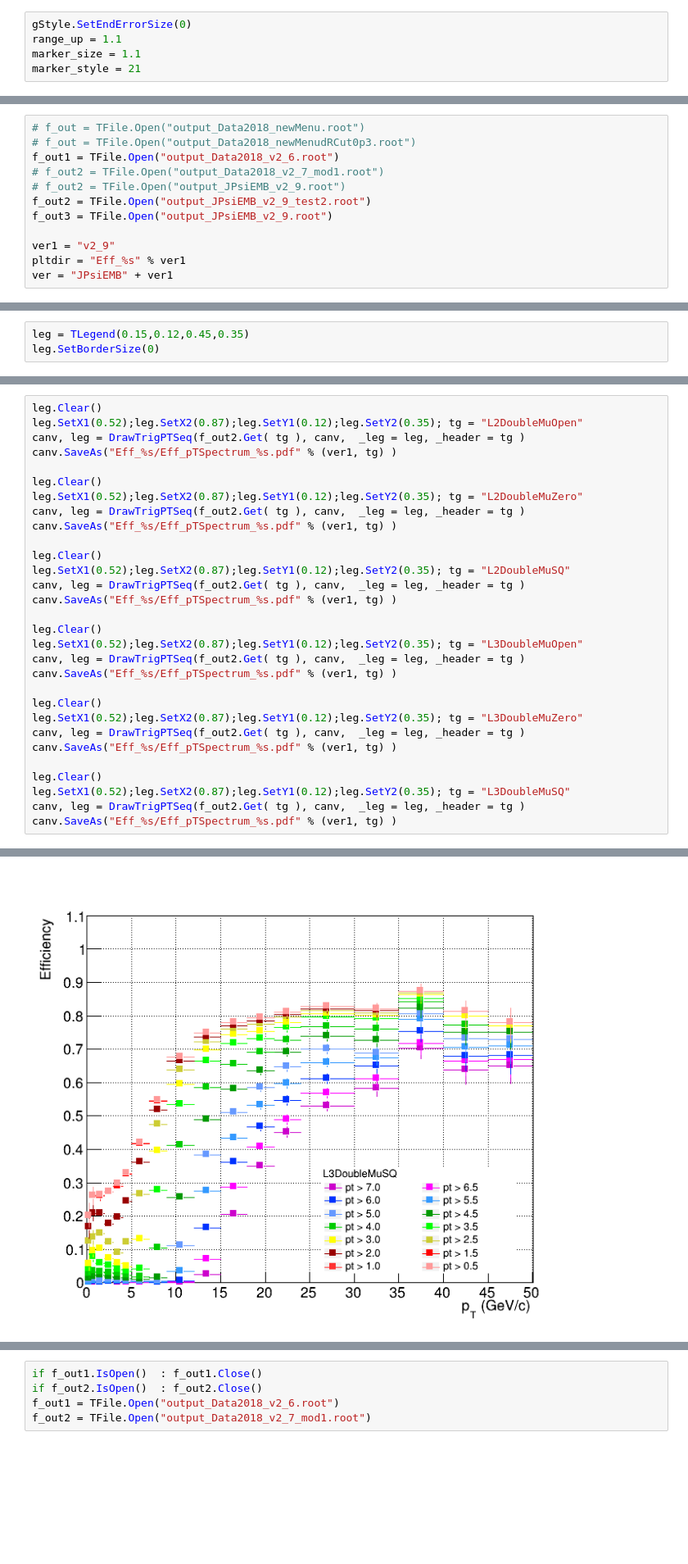
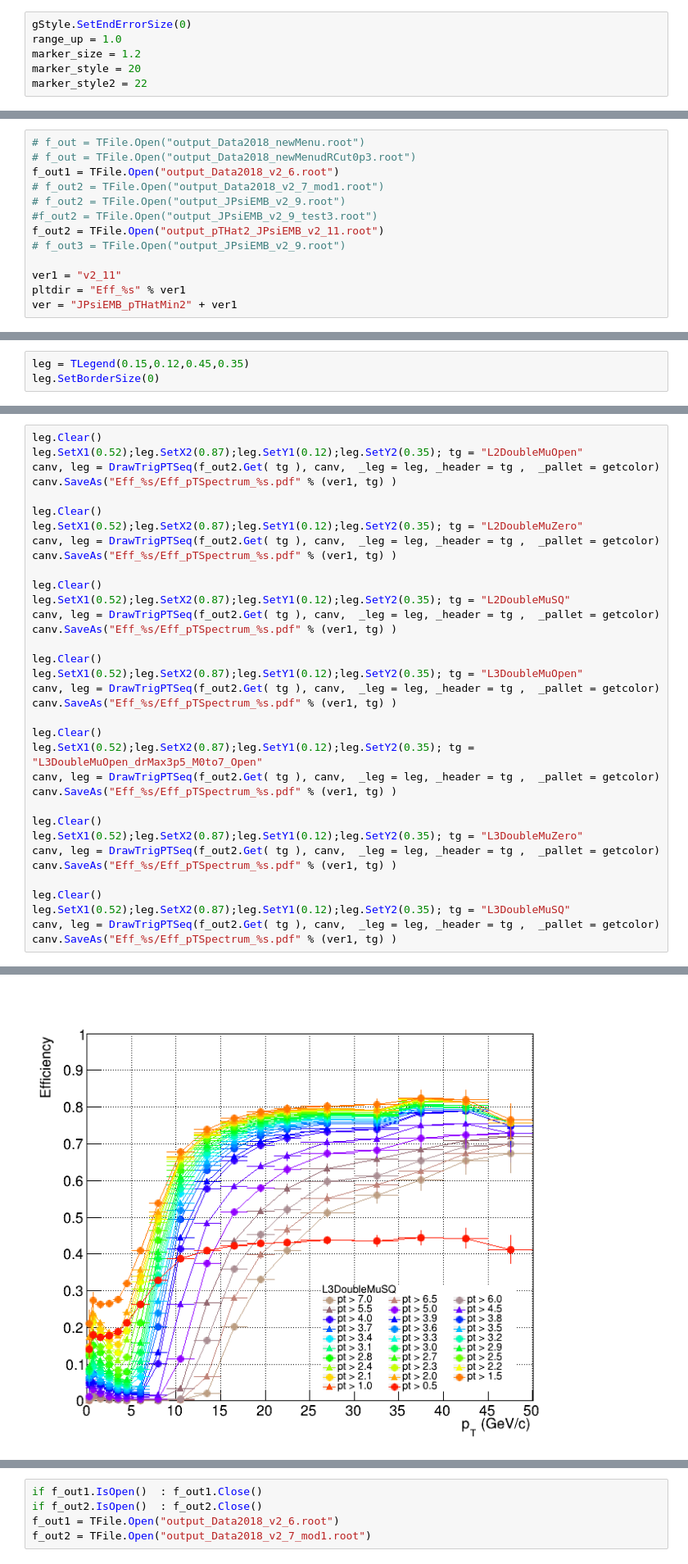
Before and after one commit to vince502/EffCalc, a Jupyter notebook: GetEfficiency.ipynb, the cells around one changed output, grey strips where cells are left out. Shown at 82% size. Drawn from its saved outputs; the diff is of its cells as text; blank space fills up the shorter version.

```diff
--- a/GetEfficiency.ipynb
+++ b/GetEfficiency.ipynb
@@ -11,6 +22,7 @@ canv.SetGrid()
 canv_tmp = TCanvas("ctmp", "" ,700, 600);
 # %%
 gStyle.SetEndErrorSize(0)
-range_up = 1.1
-marker_size = 1.1
-marker_style = 21
+range_up = 1.0
+marker_size = 1.2
+marker_style = 20
+marker_style2 = 22
@@ -129,12 +162,13 @@ def DrawTrigSeq(trigDir, obj, canv, _and = False, _col = 221, _leg = 0, _disc =
 f_out1 = TFile.Open("output_Data2018_v2_6.root")
 # f_out2 = TFile.Open("output_Data2018_v2_7_mod1.root")
 # f_out2 = TFile.Open("output_JPsiEMB_v2_9.root")
-f_out2 = TFile.Open("output_JPsiEMB_v2_9_test2.root")
-f_out3 = TFile.Open("output_JPsiEMB_v2_9.root")
+#f_out2 = TFile.Open("output_JPsiEMB_v2_9_test3.root")
+f_out2 = TFile.Open("output_pTHat2_JPsiEMB_v2_11.root")
+# f_out3 = TFile.Open("output_JPsiEMB_v2_9.root")
 
-ver1 = "v2_9"
+ver1 = "v2_11"
 pltdir = "Eff_%s" % ver1
-ver = "JPsiEMB" + ver1
+ver = "JPsiEMB_pTHatMin2" + ver1
 # %%
 f_leg = TFile.Open("output_Data2018_LegacydR0p3.root")
 # %%
@@ -229,31 +333,36 @@ Info in <TCanvas::Print>: pdf file Eff_v2_9/Eff_pt_DoubleMuOpenMass_Comp_JPsiEMB
 # %%
 leg.Clear()
 leg.SetX1(0.52);leg.SetX2(0.87);leg.SetY1(0.12);leg.SetY2(0.35); tg = "L2DoubleMuOpen"
-canv, leg = DrawTrigPTSeq(f_out2.Get( tg ), canv,  _leg = leg, _header = tg )
+canv, leg = DrawTrigPTSeq(f_out2.Get( tg ), canv,  _leg = leg, _header = tg ,  _pallet = getcolor)
 canv.SaveAs("Eff_%s/Eff_pTSpectrum_%s.pdf" % (ver1, tg) )
 
 leg.Clear()
 leg.SetX1(0.52);leg.SetX2(0.87);leg.SetY1(0.12);leg.SetY2(0.35); tg = "L2DoubleMuZero"
-canv, leg = DrawTrigPTSeq(f_out2.Get( tg ), canv,  _leg = leg, _header = tg )
+canv, leg = DrawTrigPTSeq(f_out2.Get( tg ), canv,  _leg = leg, _header = tg ,  _pallet = getcolor)
 canv.SaveAs("Eff_%s/Eff_pTSpectrum_%s.pdf" % (ver1, tg) )
 
 leg.Clear()
 leg.SetX1(0.52);leg.SetX2(0.87);leg.SetY1(0.12);leg.SetY2(0.35); tg = "L2DoubleMuSQ"
-canv, leg = DrawTrigPTSeq(f_out2.Get( tg ), canv,  _leg = leg, _header = tg )
+canv, leg = DrawTrigPTSeq(f_out2.Get( tg ), canv,  _leg = leg, _header = tg ,  _pallet = getcolor)
 canv.SaveAs("Eff_%s/Eff_pTSpectrum_%s.pdf" % (ver1, tg) )
 
 leg.Clear()
 leg.SetX1(0.52);leg.SetX2(0.87);leg.SetY1(0.12);leg.SetY2(0.35); tg = "L3DoubleMuOpen"
-canv, leg = DrawTrigPTSeq(f_out2.Get( tg ), canv,  _leg = leg, _header = tg )
+canv, leg = DrawTrigPTSeq(f_out2.Get( tg ), canv,  _leg = leg, _header = tg ,  _pallet = getcolor)
+canv.SaveAs("Eff_%s/Eff_pTSpectrum_%s.pdf" % (ver1, tg) )
+
+leg.Clear()
+leg.SetX1(0.52);leg.SetX2(0.87);leg.SetY1(0.12);leg.SetY2(0.35); tg = "L3DoubleMuOpen_drMax3p5_M0to7_Open"
+canv, leg = DrawTrigPTSeq(f_out2.Get( tg ), canv,  _leg = leg, _header = tg ,  _pallet = getcolor)
 canv.SaveAs("Eff_%s/Eff_pTSpectrum_%s.pdf" % (ver1, tg) )
 
 leg.Clear()
 leg.SetX1(0.52);leg.SetX2(0.87);leg.SetY1(0.12);leg.SetY2(0.35); tg = "L3DoubleMuZero"
-canv, leg = DrawTrigPTSeq(f_out2.Get( tg ), canv,  _leg = leg, _header = tg )
+canv, leg = DrawTrigPTSeq(f_out2.Get( tg ), canv,  _leg = leg, _header = tg ,  _pallet = getcolor)
 canv.SaveAs("Eff_%s/Eff_pTSpectrum_%s.pdf" % (ver1, tg) )
 
 leg.Clear()
 leg.SetX1(0.52);leg.SetX2(0.87);leg.SetY1(0.12);leg.SetY2(0.35); tg = "L3DoubleMuSQ"
-canv, leg = DrawTrigPTSeq(f_out2.Get( tg ), canv,  _leg = leg, _header = tg )
+canv, leg = DrawTrigPTSeq(f_out2.Get( tg ), canv,  _leg = leg, _header = tg ,  _pallet = getcolor)
 canv.SaveAs("Eff_%s/Eff_pTSpectrum_%s.pdf" % (ver1, tg) )
 # %% [output]
@@ -266 +376 @@ Info in <TCanvas::Print>: pdf file Eff_v2_9/Eff_pTSpectrum_L3DoubleMuSQ.pdf has
-[figure, old version]
+[figure, new version]
```
Also changed, not shown: parts of 13 cells of this notebook, 6 other files.
